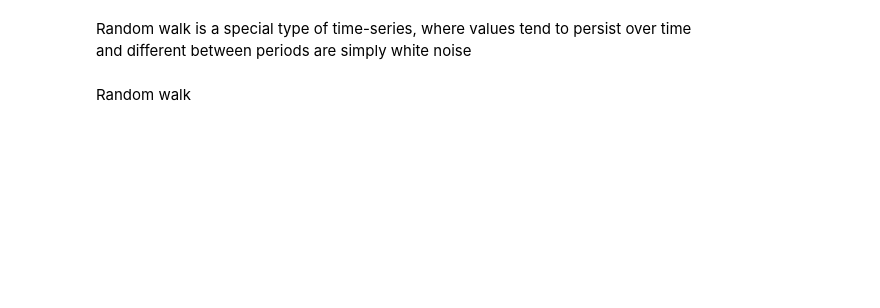
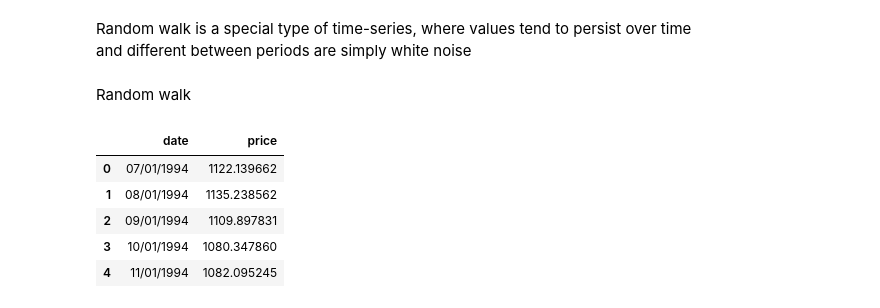
Before and after one commit to jcmsbits/time_series_analysis, a Jupyter notebook: random_walk.ipynb, the cells around one changed output. Drawn from its saved outputs; the diff is of its cells as text; code cells hidden in the pictures; blank space fills up the shorter version.

```diff
--- a/random_walk.ipynb
+++ b/random_walk.ipynb
@@ -29,0 +32,9 @@ Random walk
+# %%
+rw.head()
+# %% [output]
+|  | date | price |
+| 0 | 07/01/1994 | 1122.139662 |
+| 1 | 08/01/1994 | 1135.238562 |
+| 2 | 09/01/1994 | 1109.897831 |
+| 3 | 10/01/1994 | 1080.347860 |
+| 4 | 11/01/1994 | 1082.095245 |
```
Also changed, not shown: parts of 10 cells of this notebook.
